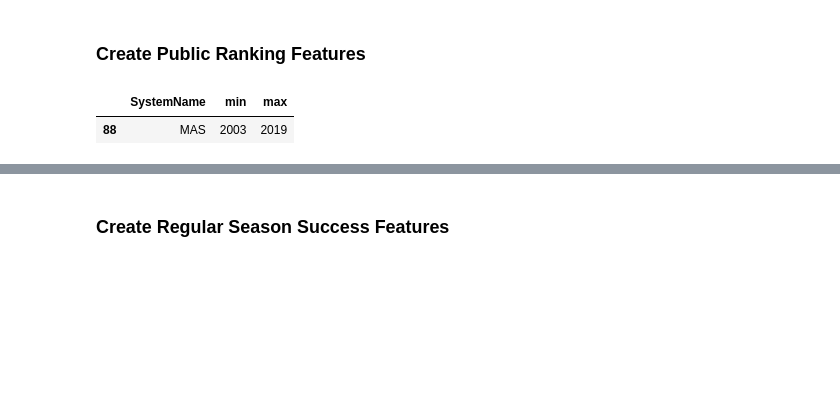
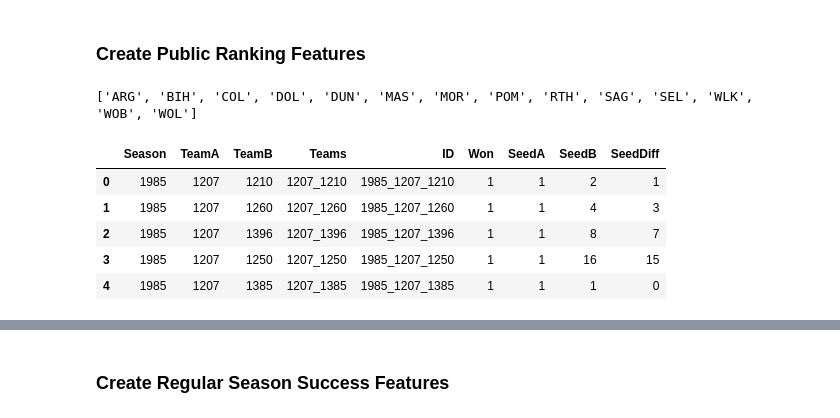
Before and after one commit to nyjgary/march-madness-2020, a Jupyter notebook: March-Madness-2020.ipynb, the cells around one changed output, grey strips where cells are left out. Saved outputs shown, nothing was run; the diff lists cells and outputs as text; code cells hidden in the pictures; blank space fills up the shorter version.

```diff
--- a/March-Madness-2020.ipynb
+++ b/March-Madness-2020.ipynb
@@ -388,9 +388,22 @@ clf_eda_numeric(labeled_pairs_w_h2h, feature='TourneyH2HWinRateAdj')
 [figure]
 # %% [markdown]
 ### Create Public Ranking Features
-# %%
-ranking_systems = public_rankings.groupby('SystemName')['Season'].agg(['min','max']).reset_index()
-ranking_systems[ranking_systems['SystemName'] == 'MAS']
-# %% [output]
-|  | SystemName | min | max |
-| 88 | MAS | 2003 | 2019 |
+# %%
+# use only ranking systems that have data between 2003 and 2019, and ranks all teams
+rank_systems = public_rankings.groupby('SystemName')['Season','OrdinalRank'].agg(['min','max']).reset_index()
+rank_systems.columns = rank_systems.columns.get_level_values(0) + rank_systems.columns.get_level_values(1)
+RANK_SYSTEMS_TO_USE = rank_systems[
+    (rank_systems['Seasonmin']<=2003) & (rank_systems['Seasonmax']==2019) &
+    (rank_systems['OrdinalRankmax'] > 300)]['SystemName'].tolist()
+print(RANK_SYSTEMS_TO_USE)
+# %% [output]
+['ARG', 'BIH', 'COL', 'DOL', 'DUN', 'MAS', 'MOR', 'POM', 'RTH', 'SAG', 'SEL', 'WLK', 'WOB', 'WOL']
+# %%
+labeled_pairs_w_seeds.head()
+# %% [output]
+|  | Season | TeamA | TeamB | Teams | ID | Won | SeedA | SeedB | SeedDiff |
+| 0 | 1985 | 1207 | 1210 | 1207_1210 | 1985_1207_1210 | 1 | 1 | 2 | 1 |
+| 1 | 1985 | 1207 | 1260 | 1207_1260 | 1985_1207_1260 | 1 | 1 | 4 | 3 |
+| 2 | 1985 | 1207 | 1396 | 1207_1396 | 1985_1207_1396 | 1 | 1 | 8 | 7 |
+| 3 | 1985 | 1207 | 1250 | 1207_1250 | 1985_1207_1250 | 1 | 1 | 16 | 15 |
+| 4 | 1985 | 1207 | 1385 | 1207_1385 | 1985_1207_1385 | 1 | 1 | 1 | 0 |
```
Also changed, not shown: parts of 5 cells of this notebook.
